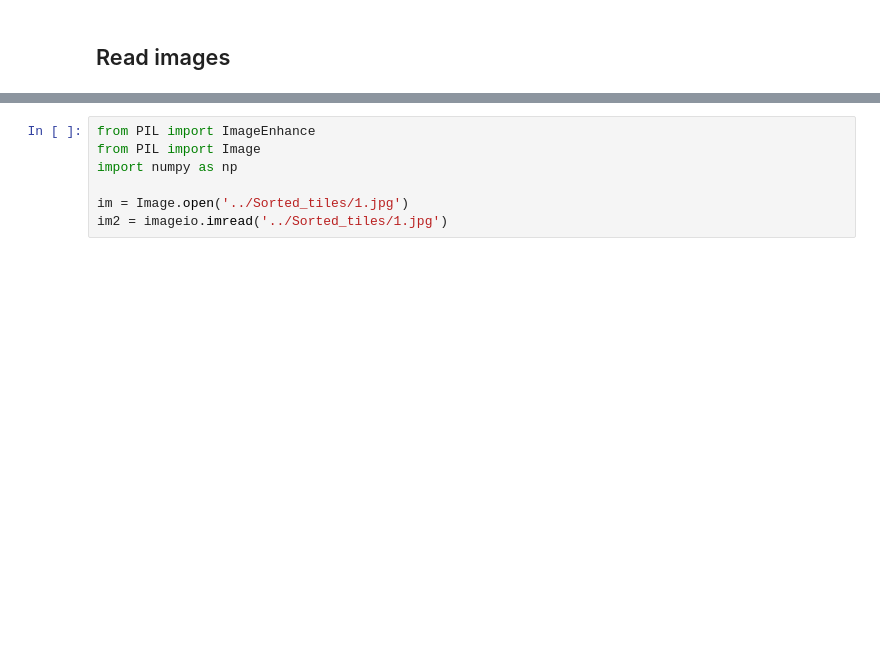
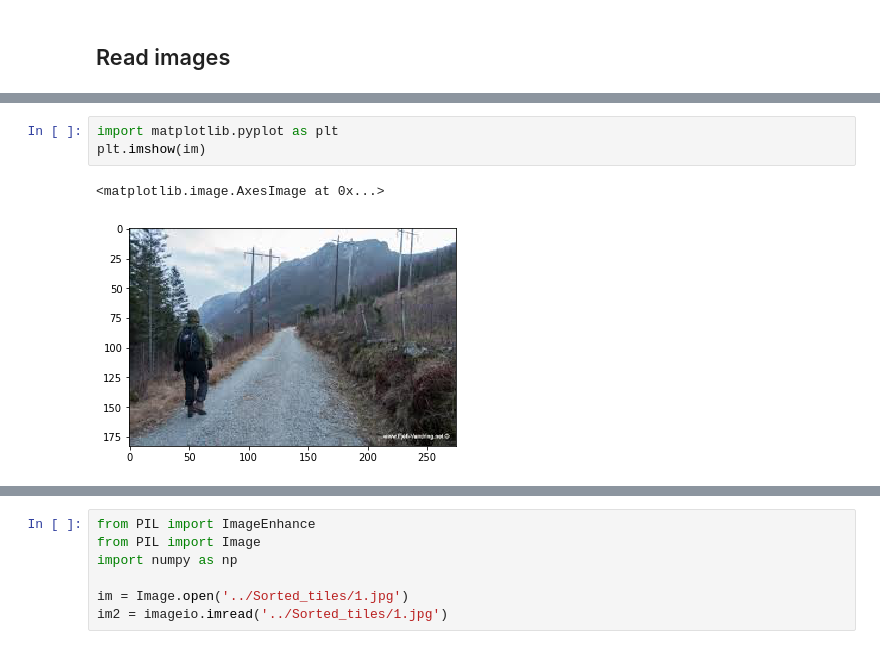
Before and after one commit to JonHidlePedersen/Master-thesis-Jon-Hidle-Pedersen, a Jupyter notebook: Kode/Split_and_sort_tiles.ipynb, the cells around one changed output, grey strips where cells are left out. Cells and saved outputs as stored; diff of their text form; blank space fills up the shorter version.

```diff
--- a/Kode/Split_and_sort_tiles.ipynb
+++ b/Kode/Split_and_sort_tiles.ipynb
@@ -355,0 +410,6 @@ NameError: name 'mis_geometry_mjosen' is not defined
+# %%
+import matplotlib.pyplot as plt
+plt.imshow(im)
+# %% [output]
+<matplotlib.image.AxesImage at 0x...>
+[figure, added]
```
Also changed, not shown: parts of 19 cells of this notebook, 3 other files.
